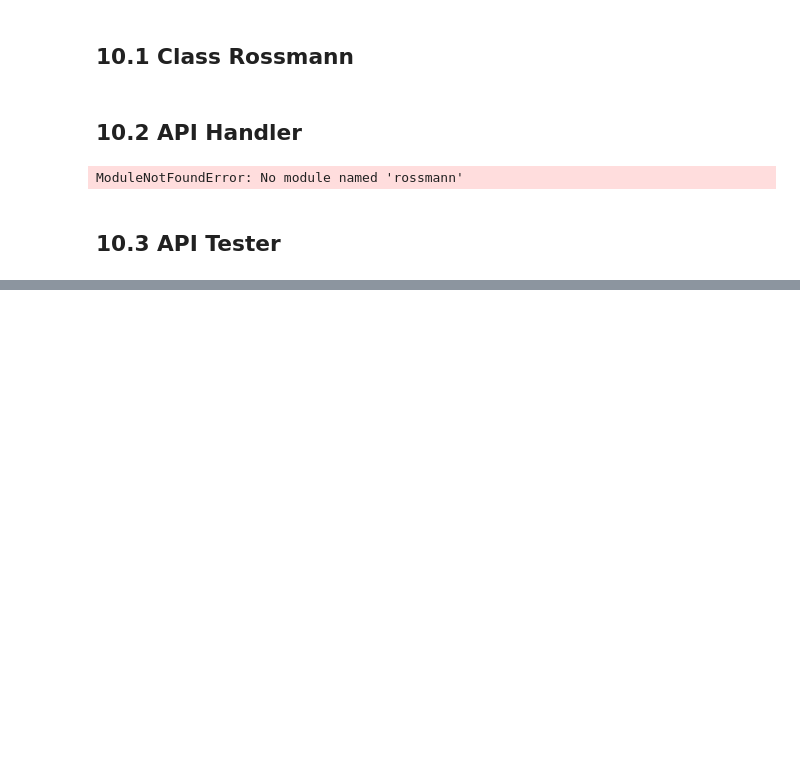
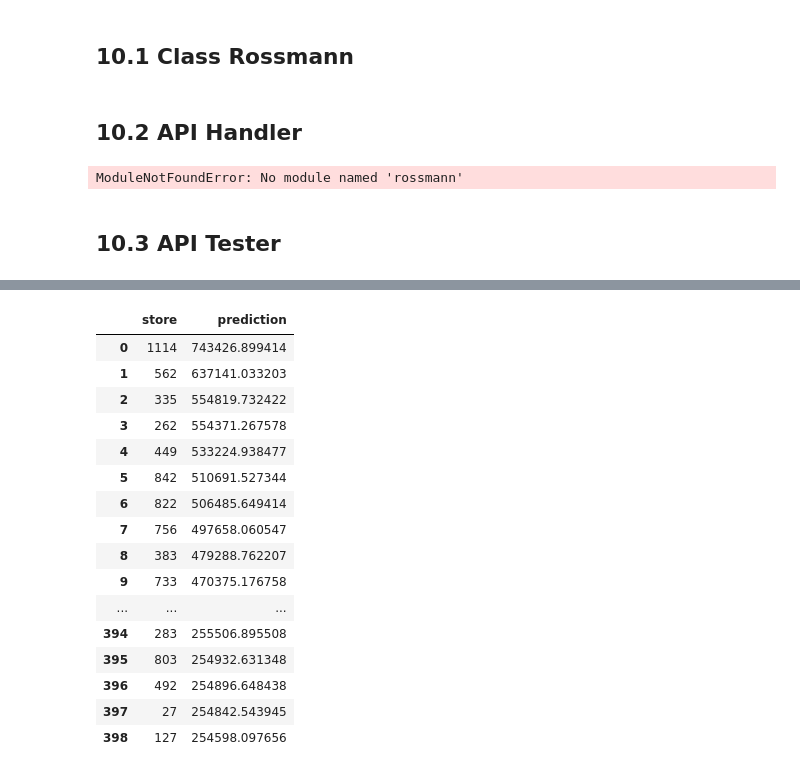
Before and after one commit to jefslima/Rossmann-Store-Prediction, a Jupyter notebook: notebook/Rossmann_Store_Sales_M11.ipynb, the cells around one changed output, grey strips where cells are left out. Drawn from its saved outputs; the diff is of its cells as text; code cells hidden in the pictures; blank space fills up the shorter version.

```diff
--- a/notebook/Rossmann_Store_Sales_M11.ipynb
+++ b/notebook/Rossmann_Store_Sales_M11.ipynb
@@ -1382,9 +1756,11 @@ df10 = pd.read_csv ('../rossmann-store-sales/test.csv', low_memory=False)
 # %%
-#merge test dataset + store
-df_test = pd.merge(df10,df_store_raw,how ='left', on='Store')
+#Store with more sell: 562, 1114, 262 -- Worst Sell 969 764 622
 
 #choose Store for Predictions
-df_test = df_test[df_test['Store'].isin([13, 21, 33, 50, 3, 7, 200, 787,])]
+df_test = df_test[df_test['Store'].isin(np.arange(1116))]
+#df_test= df_test[df_test['Store'].isin([22])]
+#df_test = df_test[df_test['Store'].isin(a)]
+
 
 #remove closed days
 df_test = df_test[df_test['Open']!= 0]
@@ -1401,9 +1773,10 @@ data
 # %%
 #API Call
 
+#url local
 #url='http://0.0.0.0:5000/rossmann/predict' #url-local
 
-url='https://rossmann-sales-api.herokuapp.com/rossmann/predict'#WebApp
+url='https://rossmannsalesapi.herokuapp.com/rossmann/predict'#WebApp
 header={'Content-Type': 'application/json'}
 data= data
 
@@ -1438,0 +1813,21 @@ Store Number 200 will sell R$283,022.71 in the next 6 weeks
+# %%
+d2.sort_values(by='prediction', inplace=True, ascending=False, ignore_index=False )
+d2
+# %% [output]
+|  | store | prediction |
+| 0 | 1114 | 743426.899414 |
+| 1 | 562 | 637141.033203 |
+| 2 | 335 | 554819.732422 |
+| 3 | 262 | 554371.267578 |
+| 4 | 449 | 533224.938477 |
+| 5 | 842 | 510691.527344 |
+| 6 | 822 | 506485.649414 |
+| 7 | 756 | 497658.060547 |
+| 8 | 383 | 479288.762207 |
+| 9 | 733 | 470375.176758 |
+| ... | ... | ... |
+| 394 | 283 | 255506.895508 |
+| 395 | 803 | 254932.631348 |
+| 396 | 492 | 254896.648438 |
+| 397 | 27 | 254842.543945 |
+| 398 | 127 | 254598.097656 |
```
Also changed, not shown: parts of 88 cells of this notebook, 19 other files.
